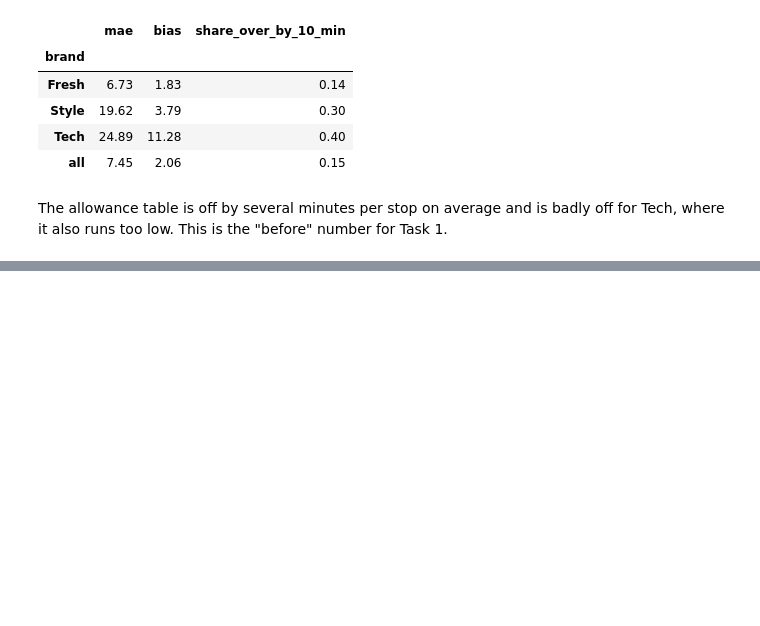
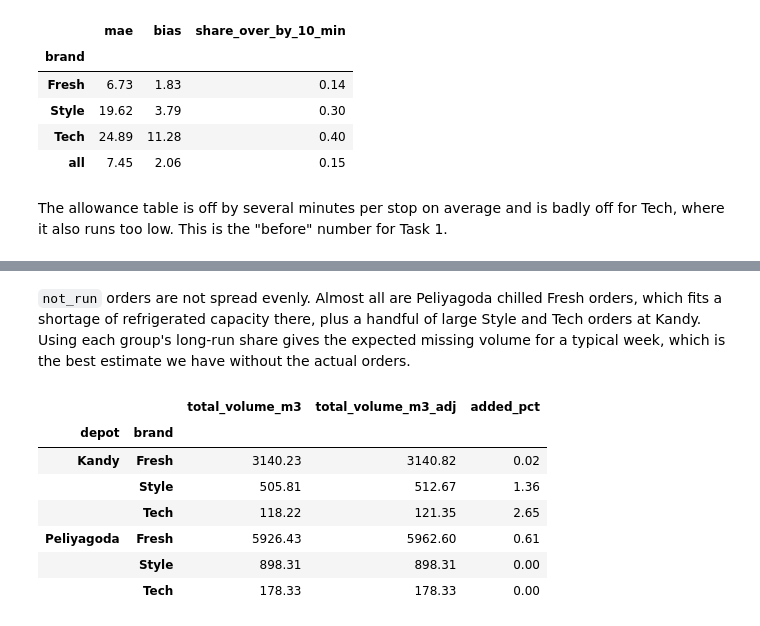
Before and after one commit to sameera-ekanayaka/Xora_Datathon, a Jupyter notebook: notebooks/03_label_construction.ipynb, the cells around one changed output, grey strips where cells are left out. Saved outputs shown, nothing was run; the diff lists cells and outputs as text; code cells hidden in the pictures; blank space fills up the shorter version.

```diff
--- a/notebooks/03_label_construction.ipynb
+++ b/notebooks/03_label_construction.ipynb
@@ -207,0 +262,27 @@ The allowance table is off by several minutes per stop on average and is badly o
+# %% [markdown]
+`not_run` orders are not spread evenly. Almost all are Peliyagoda chilled Fresh orders, which fits a shortage of refrigerated capacity there, plus a handful of large Style and Tech orders at Kandy. Using each group's long-run share gives the expected missing volume for a typical week, which is the best estimate we have without the actual orders.
+# %%
+test_wk = orders_wk[orders_wk.split == "test"].merge(uplift.reset_index(), on=key, how="left")
+test_wk["extra_m3"] = test_wk.order_volume_m3 * test_wk.not_run_uplift
+extra = test_wk.groupby(["depot", "brand", "iso_year", "iso_week"]).agg(
+    extra_total_m3=("extra_m3", "sum"),
+    extra_chilled_m3=("extra_m3", lambda s: s[test_wk.loc[s.index, "temp_requirement"] == "chilled"].sum()),
+)
+
+weekly = weekly.merge(extra.reset_index(), on=["depot", "brand", "iso_year", "iso_week"], how="left").fillna({"extra_total_m3": 0.0, "extra_chilled_m3": 0.0})
+weekly["total_volume_m3_adj"] = weekly.total_volume_m3 + weekly.extra_total_m3
+weekly["chilled_volume_m3_adj"] = weekly.chilled_volume_m3 + weekly.extra_chilled_m3
+weekly = weekly.drop(columns=["extra_total_m3", "extra_chilled_m3"])
+
+weekly[weekly.source == "test inputs"].groupby(["depot", "brand"])[["total_volume_m3", "total_volume_m3_adj"]].sum().assign(
+    added_pct=lambda d: (d.total_volume_m3_adj / d.total_volume_m3 - 1) * 100
+).round(2)
+# %% [output]
+|  |  | total_volume_m3 | total_volume_m3_adj | added_pct |
+| depot | brand |  |  |  |
+| Kandy | Fresh | 3140.23 | 3140.82 | 0.02 |
+|  | Style | 505.81 | 512.67 | 1.36 |
+|  | Tech | 118.22 | 121.35 | 2.65 |
+| Peliyagoda | Fresh | 5926.43 | 5962.60 | 0.61 |
+|  | Style | 898.31 | 898.31 | 0.00 |
+|  | Tech | 178.33 | 178.33 | 0.00 |
```
Also changed, not shown: parts of 7 cells of this notebook.
